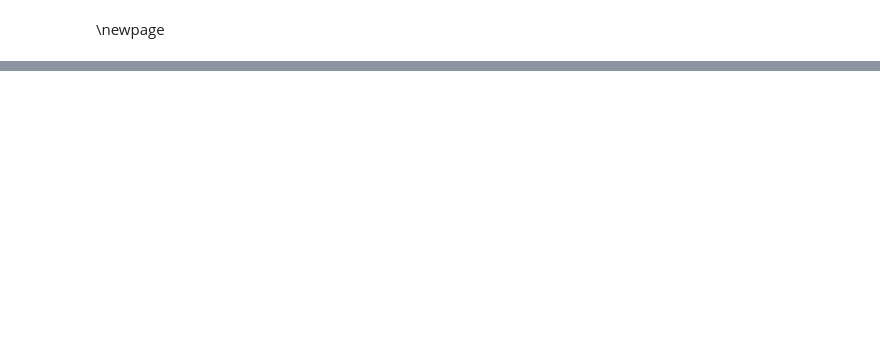
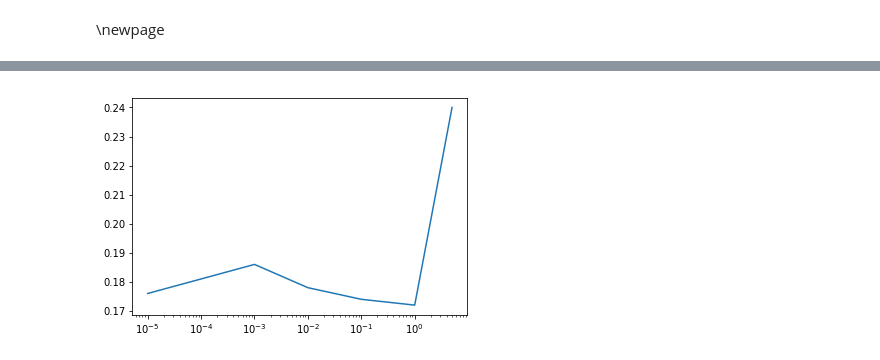
Before and after one commit to cfizette/NYU-Data-Science, a Jupyter notebook: DS-1003/hw/3/hw3-solution.ipynb, the cells around one changed output, grey strips where cells are left out. Cells and saved outputs as stored; diff of their text form; code cells hidden in the pictures; blank space fills up the shorter version.

```diff
--- a/DS-1003/hw/3/hw3-solution.ipynb
+++ b/DS-1003/hw/3/hw3-solution.ipynb
@@ -200,0 +315,3 @@ Then from fact 1 we can conclude that $g = \begin{cases}
+# %%
+x_train_sparse = [to_sparse(x) for x in x_train]
+x_val_sparse = [to_sparse(x) for x in x_val]
@@ -200,0 +355,8 @@ Then from fact 1 we can conclude that $g = \begin{cases}
+# %%
+def percent_error(x, y, w):
+    n_wrong = 0
+    for x_, y_ in zip(x,y):
+        y_pred = dotProduct(x_,w)
+        if y_pred * y_ < 0:
+            n_wrong += 1
+    return n_wrong / len(y)
@@ -200,0 +377,17 @@ Then from fact 1 we can conclude that $g = \begin{cases}
+# %%
+from tqdm import tqdm
+import matplotlib.pyplot as plt
+import matplotlib
+matplotlib.rcParams['figure.figsize'] = [15, 10]
+# %%
+lambdas = [1e-5, 1e-3, 1e-2, 1e-1, 1, 5]
+errors = []
+
+for l in tqdm(lambdas):
+    w = pegasos_svm_modified(x_train_sparse, y_train, l, n_epochs=1000)
+    errors.append(percent_error(x_val_sparse, y_val, w))
+# %%
+plt.plot(lambdas, errors)
+plt.xscale('log')
+# %% [output]
+[figure, added]
```
Also changed, not shown: parts of 49 cells of this notebook.
